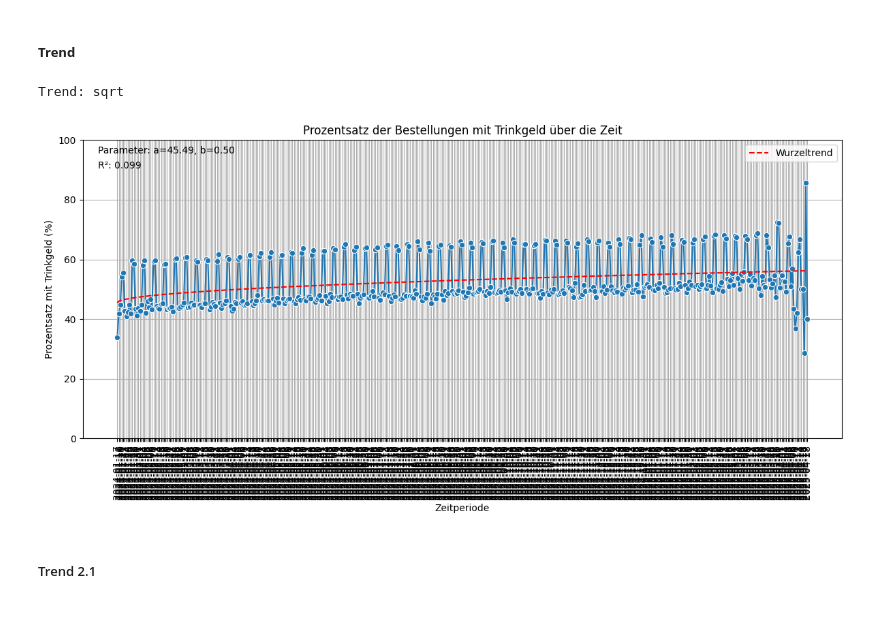
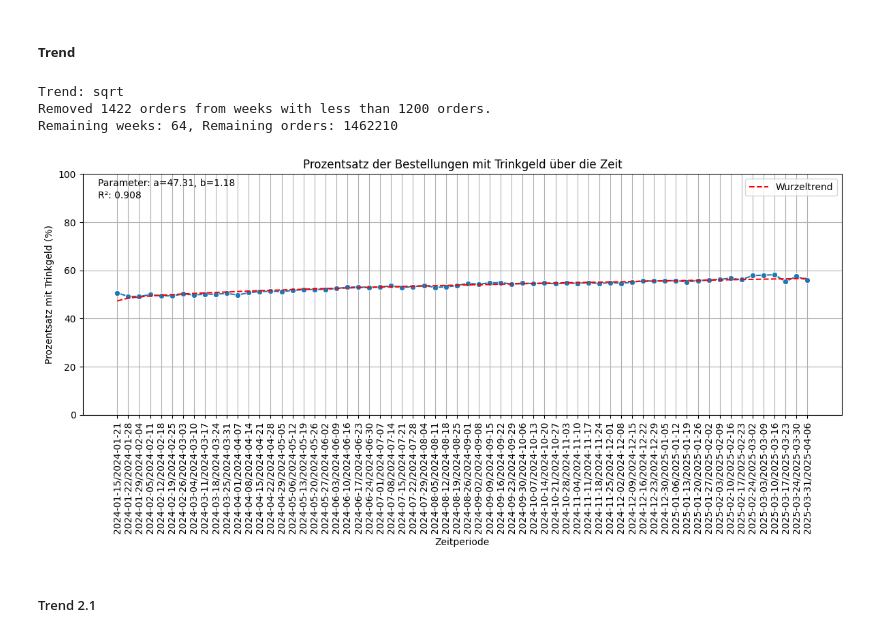
Before and after one commit to tobiiu/DABI-2, a Jupyter notebook: nebenfunktionen2.ipynb, the cells around one changed output. Drawn from its saved outputs; the diff is of its cells as text; code cells hidden in the pictures.

Commit message:
filter_days_weeks_months

```diff
--- a/nebenfunktionen2.ipynb
+++ b/nebenfunktionen2.ipynb
@@ -124,0 +147,31 @@ user_tip.head(10)
+# %%
+def filter_low_order_weeks(orders: pd.DataFrame, min_orders: int = 1200) -> pd.DataFrame:
+    """
+    Filtert Wochen mit weniger als min_orders Bestellungen aus den orders-Daten.
+
+    Parameters:
+    - orders (pd.DataFrame): DataFrame mit ['order_id', 'user_id', 'order_date']
+    - min_orders (int): Mindestanzahl an Bestellungen pro Woche
+
+    Returns:
+    - pd.DataFrame: Gefiltertes orders DataFrame
+    """
+    df = orders.copy()
+    df['order_date'] = pd.to_datetime(df['order_date'])
+    # Erstelle Woche-Spalte basierend auf ISO-Woche
+    df['week_start'] = df['order_date'].dt.to_period('W').apply(lambda r: r.start_time)
+
+    # Zähle Bestellungen pro Woche
+    weekly_counts = df.groupby('week_start')['order_id'].count().reset_index(name='order_count')
+
+    # Finde Wochen mit mindestens min_orders
+    valid_weeks = weekly_counts[weekly_counts['order_count'] >= min_orders]['week_start']
+    valid_weeks = pd.to_datetime(valid_weeks)
+
+    # Filtere Bestellungen aus gültigen Wochen
+    filtered_orders = df[df['week_start'].isin(valid_weeks)]
+
+    print(f"Removed {len(df) - len(filtered_orders)} orders from weeks with less than {min_orders} orders.")
+    print(f"Remaining weeks: {len(valid_weeks)}, Remaining orders: {len(filtered_orders)}")
+
+    return filtered_orders
@@ -236,35 +320,37 @@ def plot_tip_time_series(orders, tips_public, period='M', trend_type='linear'):
     # R²-Wert berechnen
     ss_tot = np.sum((y - np.mean(y))**2)  # Total Sum of Squares
     ss_res = np.sum((y - y_pred)**2)  # Residual Sum of Squares
     r_squared = 1 - (ss_res / ss_tot) if ss_tot != 0 else 0
 
     # Parameter und R² anzeigen
     param_str = ', '.join([f'{chr(97+i)}={p:.2f}' for i, p in enumerate(popt)])  # a=..., b=..., etc.
     plt.text(0.02, 0.98, f'Parameter: {param_str}', transform=plt.gca().transAxes, fontsize=10, verticalalignment='top')
     plt.text(0.02, 0.93, f'R²: {r_squared:.3f}', transform=plt.gca().transAxes, fontsize=10, verticalalignment='top')
 
     plt.title('Prozentsatz der Bestellungen mit Trinkgeld über die Zeit')
     plt.xlabel('Zeitperiode')
     plt.ylabel('Prozentsatz mit Trinkgeld (%)')
     plt.ylim(0, 100)  # Y-Achse auf 0-100 setzen
     plt.xticks(rotation=90)
     plt.grid(True)
     plt.legend()  # Legende hinzufügen
     plt.tight_layout()
     #plt.savefig('tip_time_series.png')  # Speichern statt plt.show()
     plt.show()
     plt.close()
 
 all_functions: List[str] = ['linear', 'exponential', 'quadratic', 'cubic', 'log', 'sqrt', 'power', 'sigmoid', 'sinus']
 all_functions: List[str] = ["sqrt"]
 
 for i in all_functions:
     print(f"Trend: {i}")
-    plot_tip_time_series(orders, tips_public, period='D', trend_type=i)
+    plot_tip_time_series(filter_low_order_weeks(orders), tips_public, period='W', trend_type=i)
 #plot_tip_time_series(orders, tips_public, period='M', trend_type='cubic')
 # %% [output]
 Trend: sqrt
+Removed 1422 orders from weeks with less than 1200 orders.
+Remaining weeks: 64, Remaining orders: 1462210
-[figure, old version]
+[figure, new version]
 # %% [markdown]
 ##### Trend 2.1
 # %%
```
Also changed, not shown: parts of 4 cells of this notebook.
